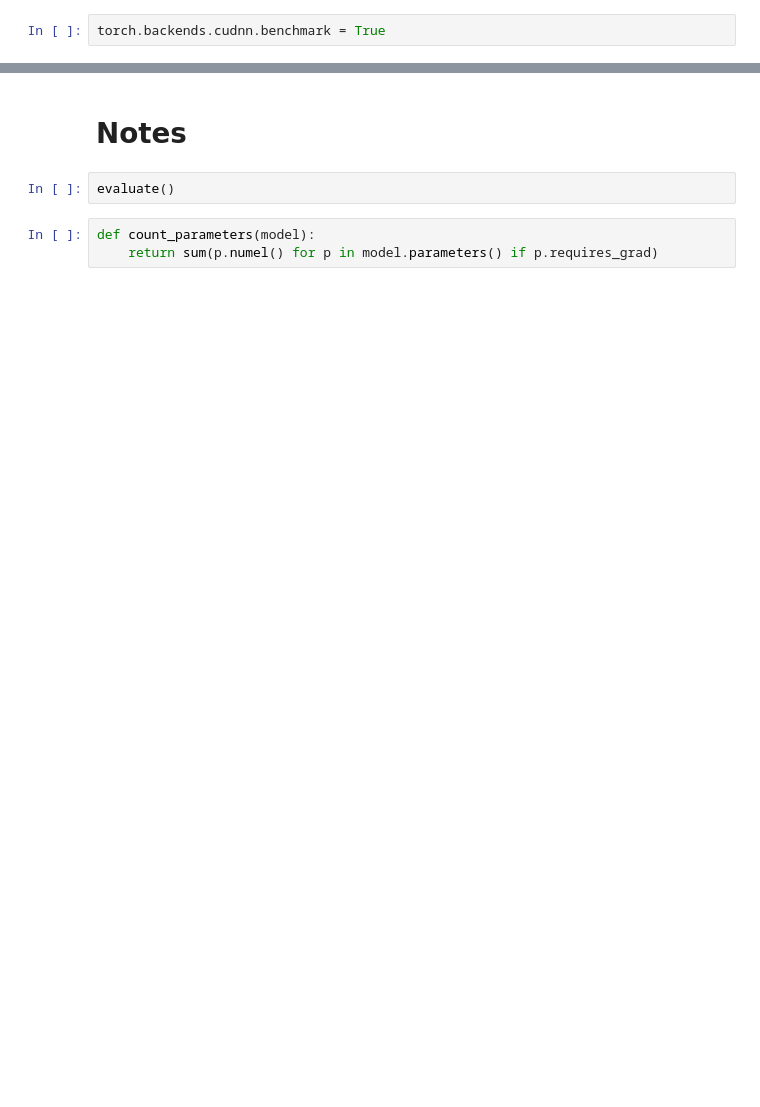
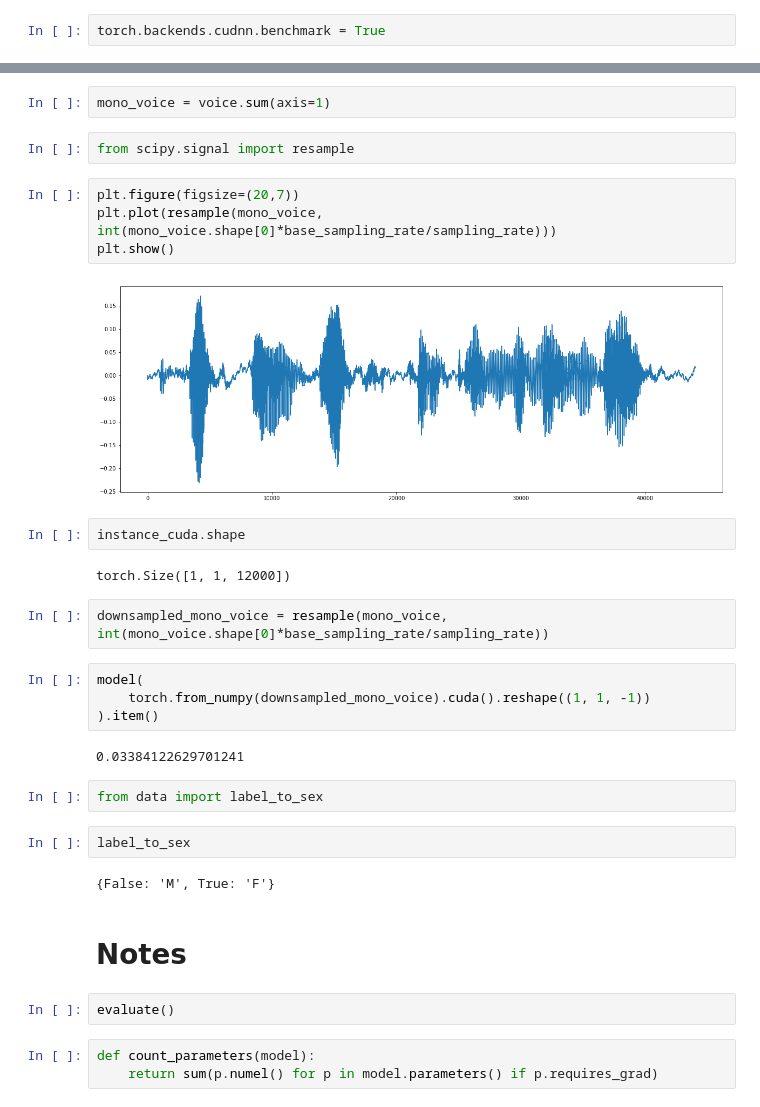
Before and after one commit to oscarknagg/raw-audio-gender-classification, a Jupyter notebook: dev/first_model.ipynb, the cells around one changed output, grey strips where cells are left out. Saved outputs shown, nothing was run; the diff lists cells and outputs as text; blank space fills up the shorter version.

```diff
--- a/dev/first_model.ipynb
+++ b/dev/first_model.ipynb
@@ -273,3 +506,31 @@ for ts, pred, label in zip(timeseries, predicted, labels):
+# %%
+mono_voice = voice.sum(axis=1)
+# %%
+from scipy.signal import resample
+# %%
+plt.figure(figsize=(20,7))
+plt.plot(resample(mono_voice, int(mono_voice.shape[0]*base_sampling_rate/sampling_rate)))
+plt.show()
+# %% [output]
+[figure, added]
+# %%
+instance_cuda.shape
+# %% [output]
+torch.Size([1, 1, 12000])
+# %%
+downsampled_mono_voice = resample(mono_voice, int(mono_voice.shape[0]*base_sampling_rate/sampling_rate))
+# %%
+model(
+    torch.from_numpy(downsampled_mono_voice).cuda().reshape((1, 1, -1))
+).item()
+# %% [output]
+0.03384122629701241
+# %%
+from data import label_to_sex
+# %%
+label_to_sex
+# %% [output]
+{False: 'M', True: 'F'}
 # %% [markdown]
 # Notes
 # %%
```
Also changed, not shown: parts of 54 cells of this notebook.
